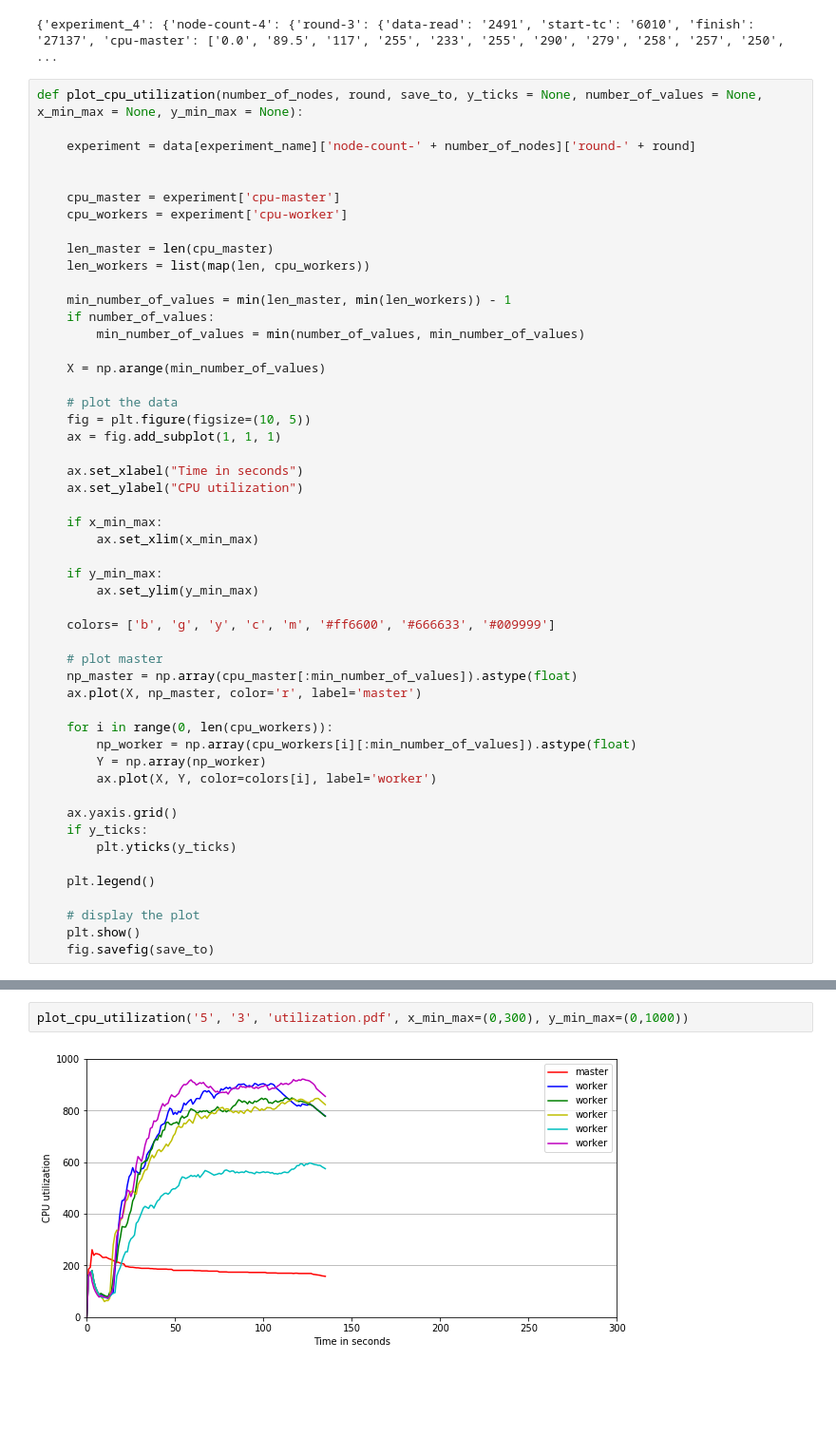
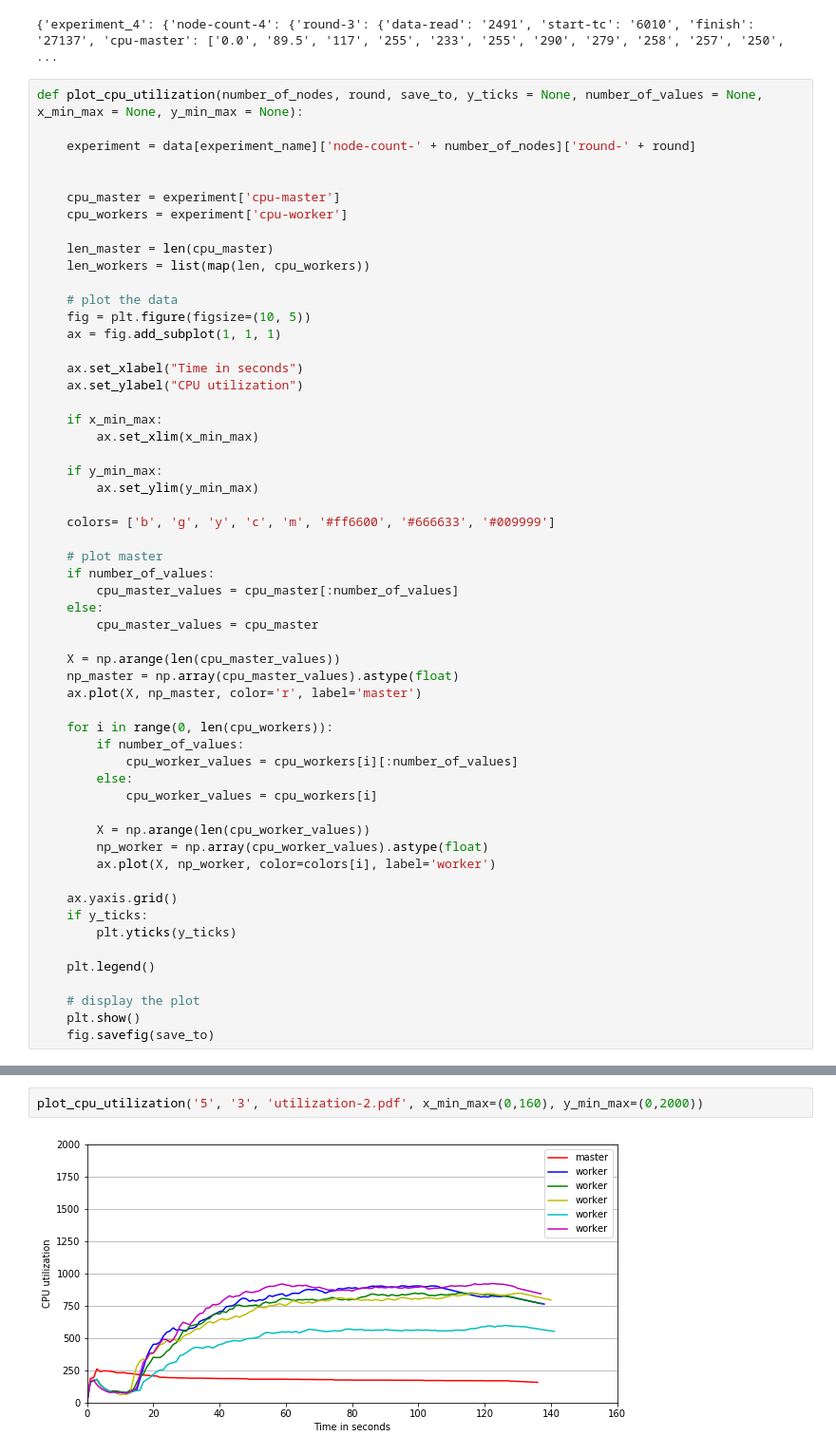
Before and after one commit to jmakr0/Distributed-Entity-Resolution, a Jupyter notebook: evaluation/plot/cpu-usage.ipynb, the cells around one changed output, grey strips where cells are left out. Shown at 95% size. Drawn from its saved outputs; the diff is of its cells as text; blank space fills up the shorter version.

```diff
--- a/evaluation/plot/cpu-usage.ipynb
+++ b/evaluation/plot/cpu-usage.ipynb
@@ -23,12 +23,6 @@ def plot_cpu_utilization(number_of_nodes, round, save_to, y_ticks = None, number
 
     len_master = len(cpu_master)
     len_workers = list(map(len, cpu_workers))
-
-    min_number_of_values = min(len_master, min(len_workers)) - 1
-    if number_of_values:
-        min_number_of_values = min(number_of_values, min_number_of_values)
-
-    X = np.arange(min_number_of_values)
 
     # plot the data
     fig = plt.figure(figsize=(10, 5))
@@ -46,13 +40,24 @@ def plot_cpu_utilization(number_of_nodes, round, save_to, y_ticks = None, number
     colors= ['b', 'g', 'y', 'c', 'm', '#ff6600', '#666633', '#009999']
 
     # plot master
-    np_master = np.array(cpu_master[:min_number_of_values]).astype(float)
+    if number_of_values:
+        cpu_master_values = cpu_master[:number_of_values]
+    else:
+        cpu_master_values = cpu_master
+
+    X = np.arange(len(cpu_master_values))
+    np_master = np.array(cpu_master_values).astype(float)
     ax.plot(X, np_master, color='r', label='master')
 
     for i in range(0, len(cpu_workers)):
-        np_worker = np.array(cpu_workers[i][:min_number_of_values]).astype(float)
-        Y = np.array(np_worker)
-        ax.plot(X, Y, color=colors[i], label='worker')
+        if number_of_values:
+            cpu_worker_values = cpu_workers[i][:number_of_values]
+        else:
+            cpu_worker_values = cpu_workers[i]
+
+        X = np.arange(len(cpu_worker_values))
+        np_worker = np.array(cpu_worker_values).astype(float)
+        ax.plot(X, np_worker, color=colors[i], label='worker')
 
     ax.yaxis.grid()
     if y_ticks:
@@ -70,4 +82,4 @@ plot_cpu_utilization('1', '1', 'utilization_details.pdf', x_min_max=(0,20), y_mi
 # %%
-plot_cpu_utilization('5', '3', 'utilization.pdf', x_min_max=(0,300), y_min_max=(0,1000))
+plot_cpu_utilization('5', '3', 'utilization-2.pdf', x_min_max=(0,160), y_min_max=(0,2000))
 # %% [output]
-[figure, old version]
+[figure, new version]
```
Also changed, not shown: parts of 2 cells of this notebook.
